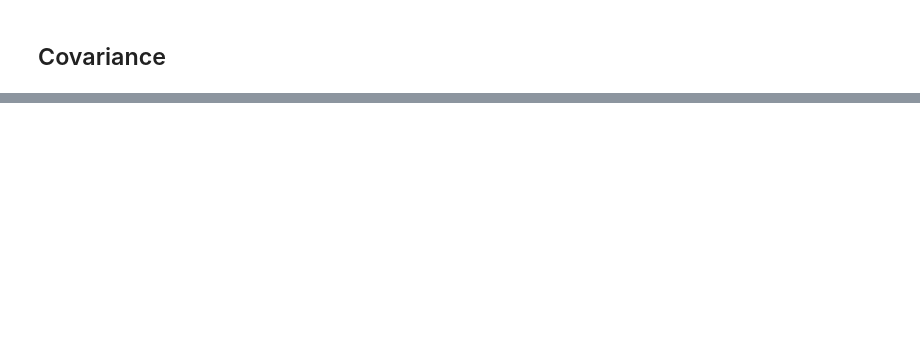
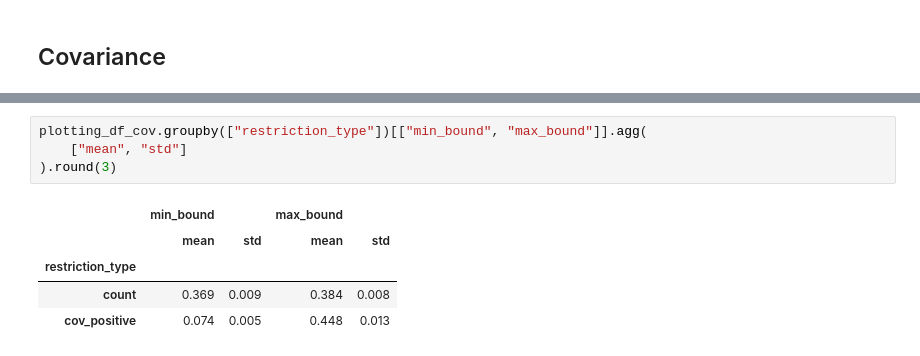
Before and after one commit to secg5/inference_contrained_distribution_shift, a Jupyter notebook: plotting/paper_plots.ipynb, the cells around one changed output, grey strips where cells are left out. Drawn from its saved outputs; the diff is of its cells as text; blank space fills up the shorter version.

```diff
--- a/plotting/paper_plots.ipynb
+++ b/plotting/paper_plots.ipynb
@@ -338,0 +348,10 @@ fig.savefig("../semisynthetic_cov_restriction.png")
+# %%
+plotting_df_cov.groupby(["restriction_type"])[["min_bound", "max_bound"]].agg(
+    ["mean", "std"]
+).round(3)
+# %% [output]
+|  | min_bound |  | max_bound |  |
+|  | mean | std | mean | std |
+| restriction_type |  |  |  |  |
+| count | 0.369 | 0.009 | 0.384 | 0.008 |
+| cov_positive | 0.074 | 0.005 | 0.448 | 0.013 |
```
Also changed, not shown: parts of 3 cells of this notebook, 1 other file.
